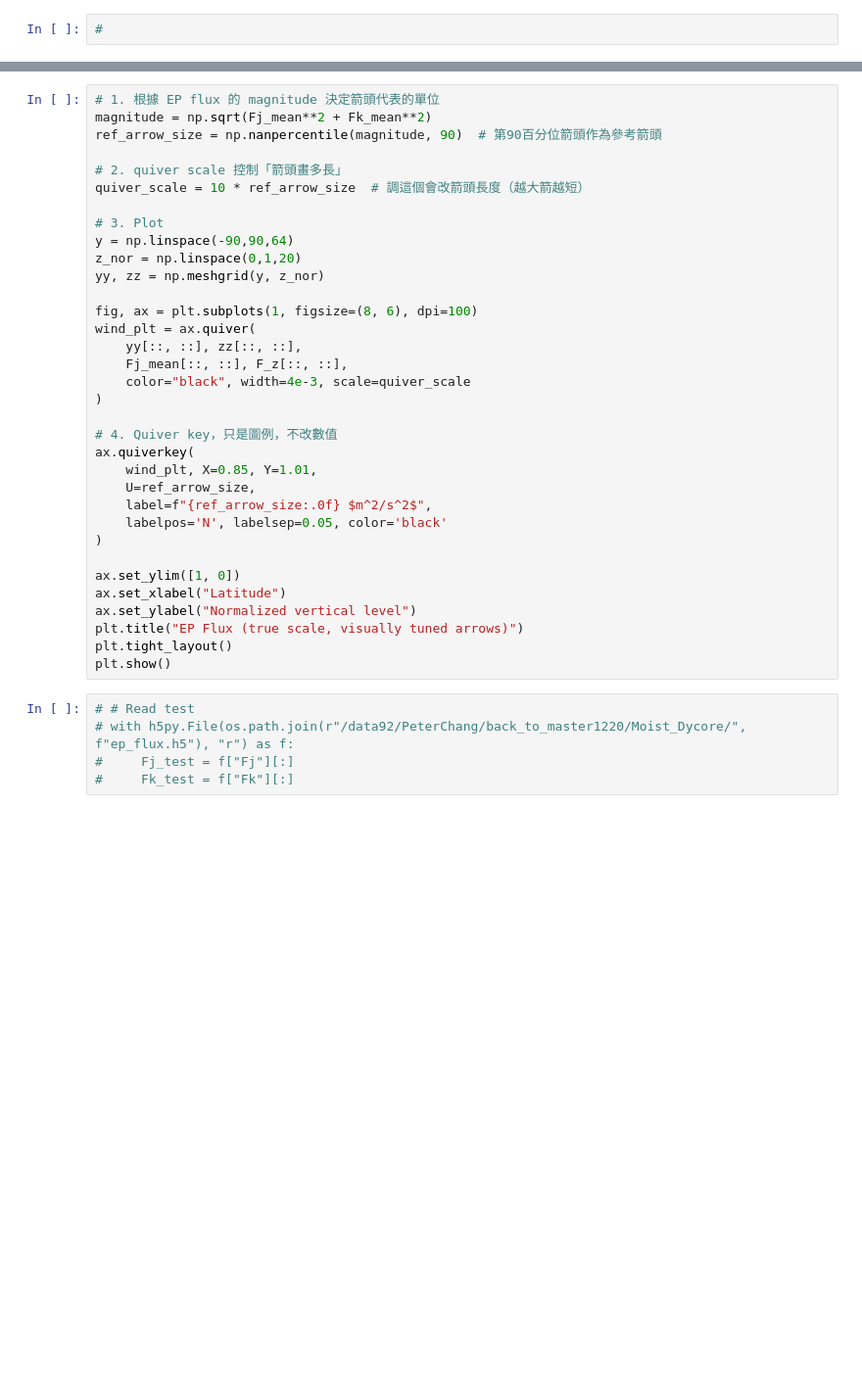
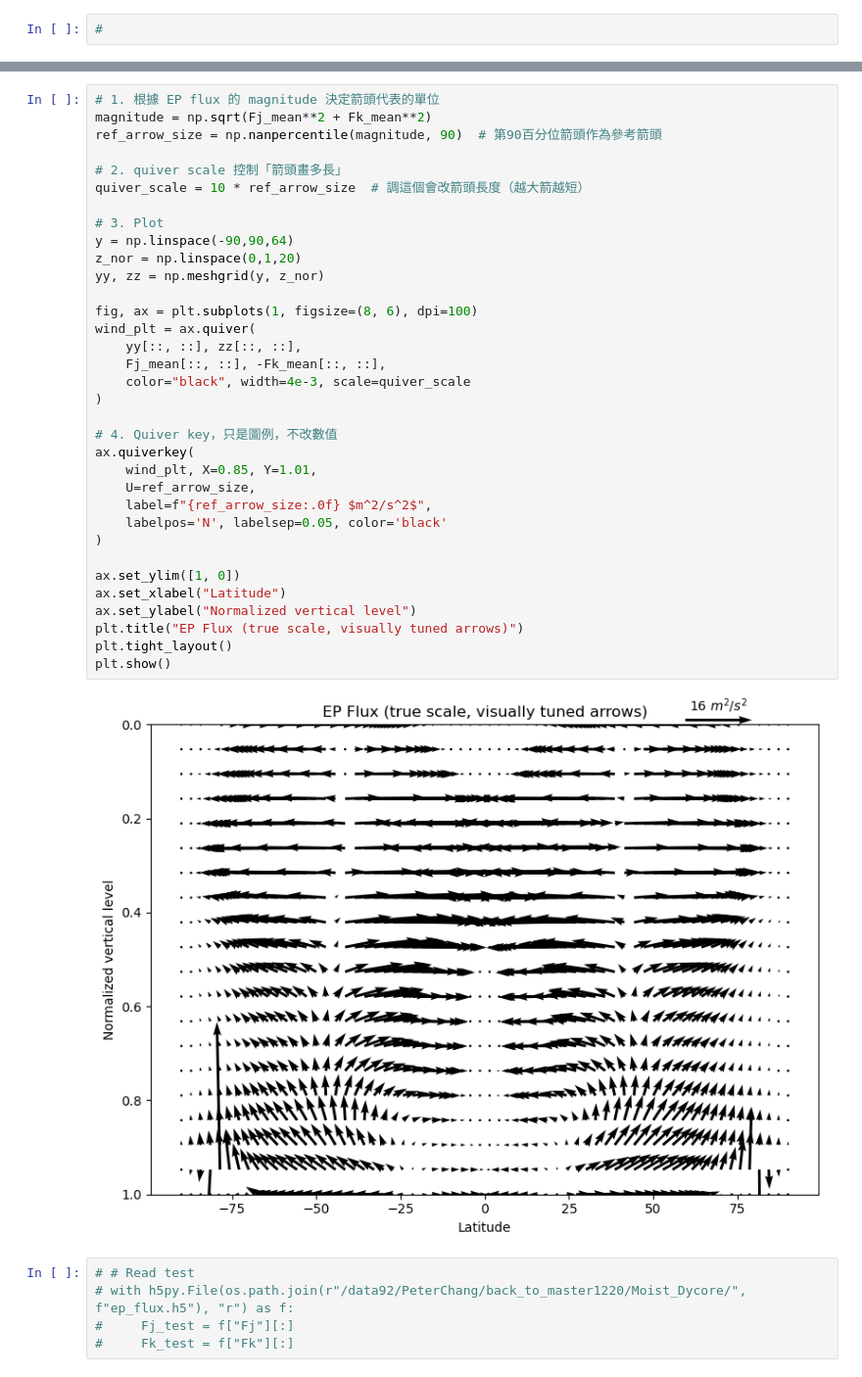
Before and after one commit to PeterChang1023/Moist_Dycore, a Jupyter notebook: EP_flux.ipynb, the cells around one changed output, grey strips where cells are left out. Shown at 98% size. Drawn from its saved outputs; the diff is of its cells as text; blank space fills up the shorter version.

```diff
--- a/EP_flux.ipynb
+++ b/EP_flux.ipynb
@@ -2115,34 +2102,36 @@ magnitude = np.sqrt(Fj_mean**2 + Fk_mean**2)
 ref_arrow_size = np.nanpercentile(magnitude, 90)  # 第90百分位箭頭作為參考箭頭
 
 # 2. quiver scale 控制「箭頭畫多長」
 quiver_scale = 10 * ref_arrow_size  # 調這個會改箭頭長度（越大箭越短）
 
 # 3. Plot
 y = np.linspace(-90,90,64)
 z_nor = np.linspace(0,1,20)
 yy, zz = np.meshgrid(y, z_nor)
 
 fig, ax = plt.subplots(1, figsize=(8, 6), dpi=100)
 wind_plt = ax.quiver(
     yy[::, ::], zz[::, ::],
-    Fj_mean[::, ::], F_z[::, ::],
+    Fj_mean[::, ::], -Fk_mean[::, ::],
     color="black", width=4e-3, scale=quiver_scale
 )
 
 # 4. Quiver key，只是圖例，不改數值
 ax.quiverkey(
     wind_plt, X=0.85, Y=1.01,
     U=ref_arrow_size,
     label=f"{ref_arrow_size:.0f} $m^2/s^2$",
     labelpos='N', labelsep=0.05, color='black'
 )
 
 ax.set_ylim([1, 0])
 ax.set_xlabel("Latitude")
 ax.set_ylabel("Normalized vertical level")
 plt.title("EP Flux (true scale, visually tuned arrows)")
 plt.tight_layout()
 plt.show()
+# %% [output]
+[figure, added]
 # %%
 # # Read test
 # with h5py.File(os.path.join(r"/data92/PeterChang/back_to_master1220/Moist_Dycore/", f"ep_flux.h5"), "r") as f:
```
Also changed, not shown: parts of 18 cells of this notebook.
